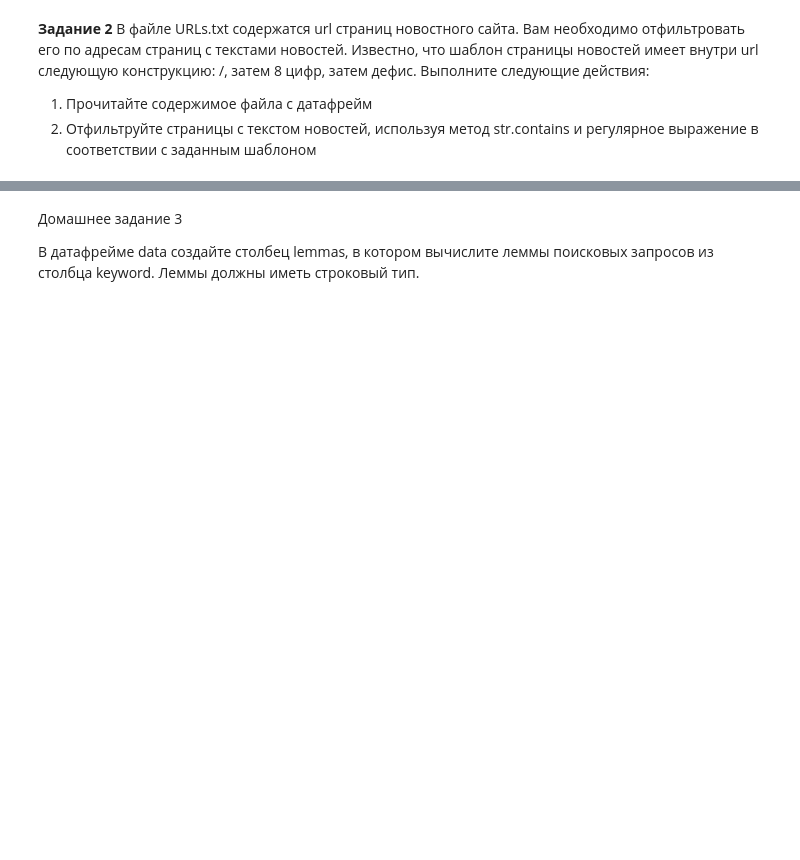
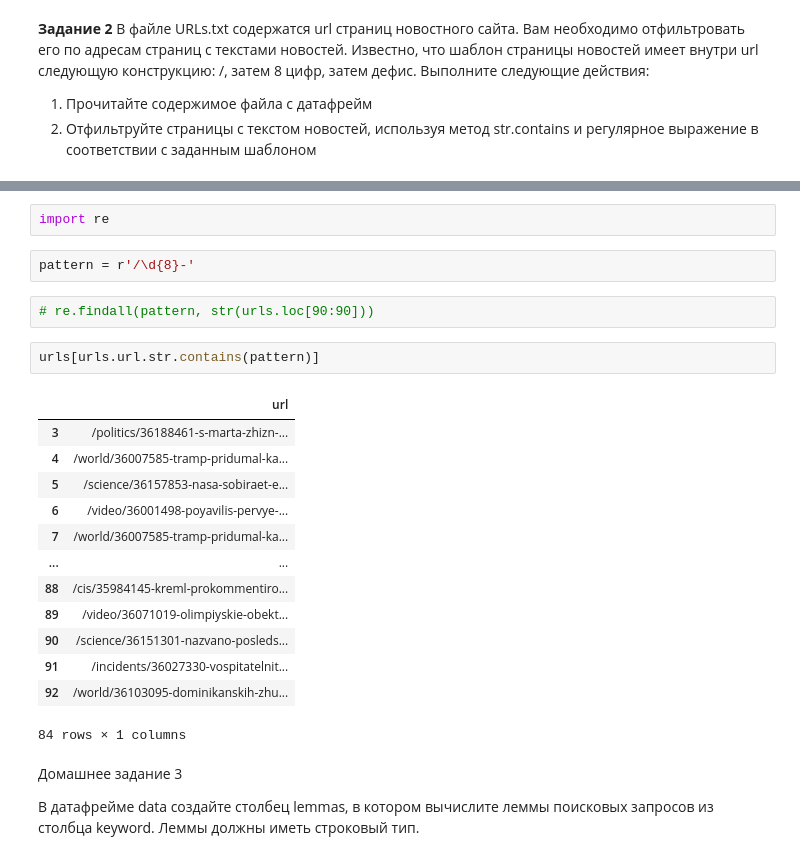
Before and after one commit to FED32/dz_repository, a Jupyter notebook: dz_13/Untitled.ipynb, the cells around one changed output, grey strips where cells are left out. Cells and saved outputs as stored; diff of their text form; blank space fills up the shorter version.

```diff
--- a/dz_13/Untitled.ipynb
+++ b/dz_13/Untitled.ipynb
@@ -75,3 +89,25 @@ data.sample(50)
+# %%
+import re
+# %%
+pattern = r'/\d{8}-'
+# %%
+# re.findall(pattern, str(urls.loc[90:90]))
+# %%
+urls[urls.url.str.contains(pattern)]
+# %% [output]
+|  | url |
+| 3 | /politics/36188461-s-marta-zhizn-... |
+| 4 | /world/36007585-tramp-pridumal-ka... |
+| 5 | /science/36157853-nasa-sobiraet-e... |
+| 6 | /video/36001498-poyavilis-pervye-... |
+| 7 | /world/36007585-tramp-pridumal-ka... |
+| ... | ... |
+| 88 | /cis/35984145-kreml-prokommentiro... |
+| 89 | /video/36071019-olimpiyskie-obekt... |
+| 90 | /science/36151301-nazvano-posleds... |
+| 91 | /incidents/36027330-vospitatelnit... |
+| 92 | /world/36103095-dominikanskih-zhu... |
+84 rows × 1 columns
 # %% [markdown]
 Домашнее задание 3
 
```
Also changed, not shown: parts of 19 cells of this notebook.
